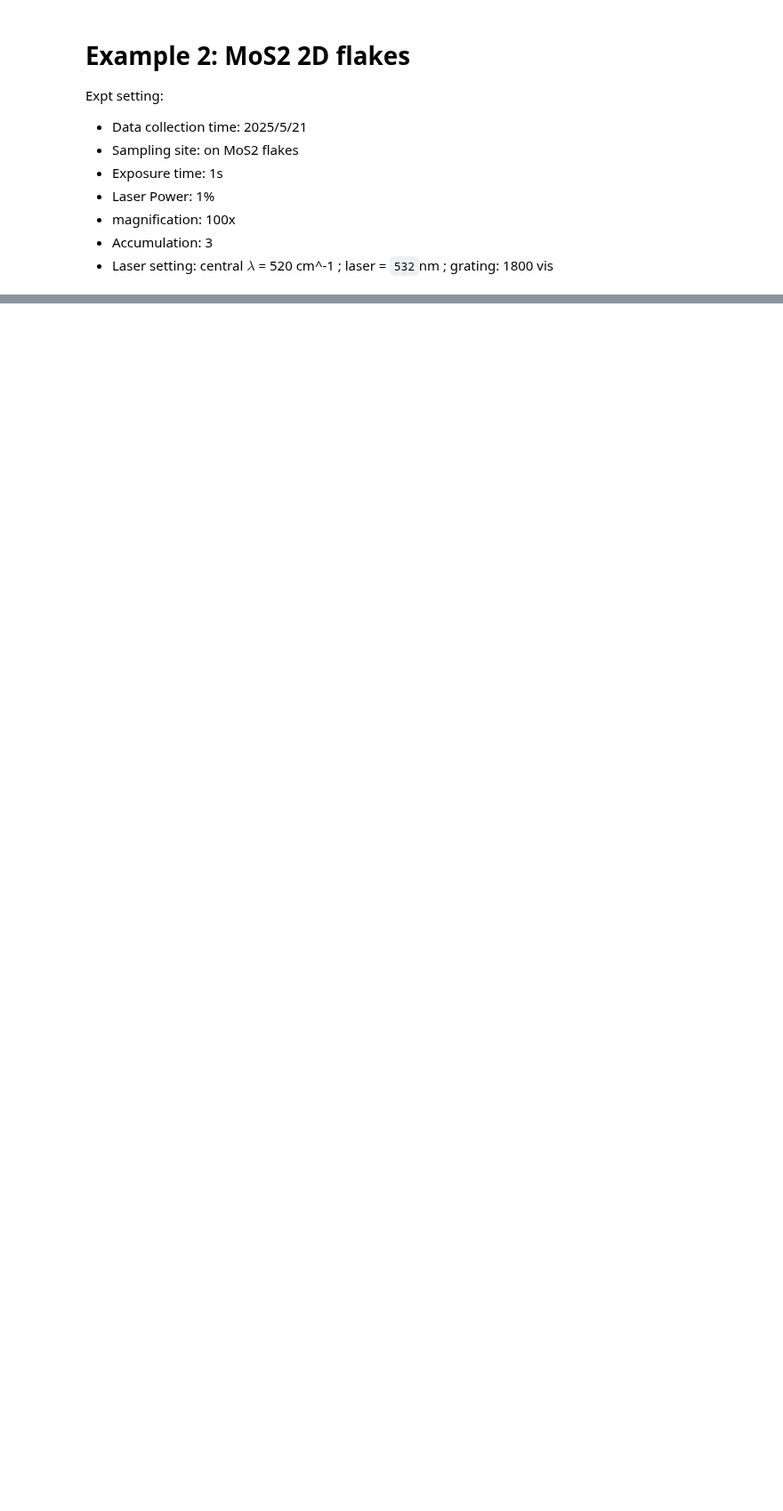
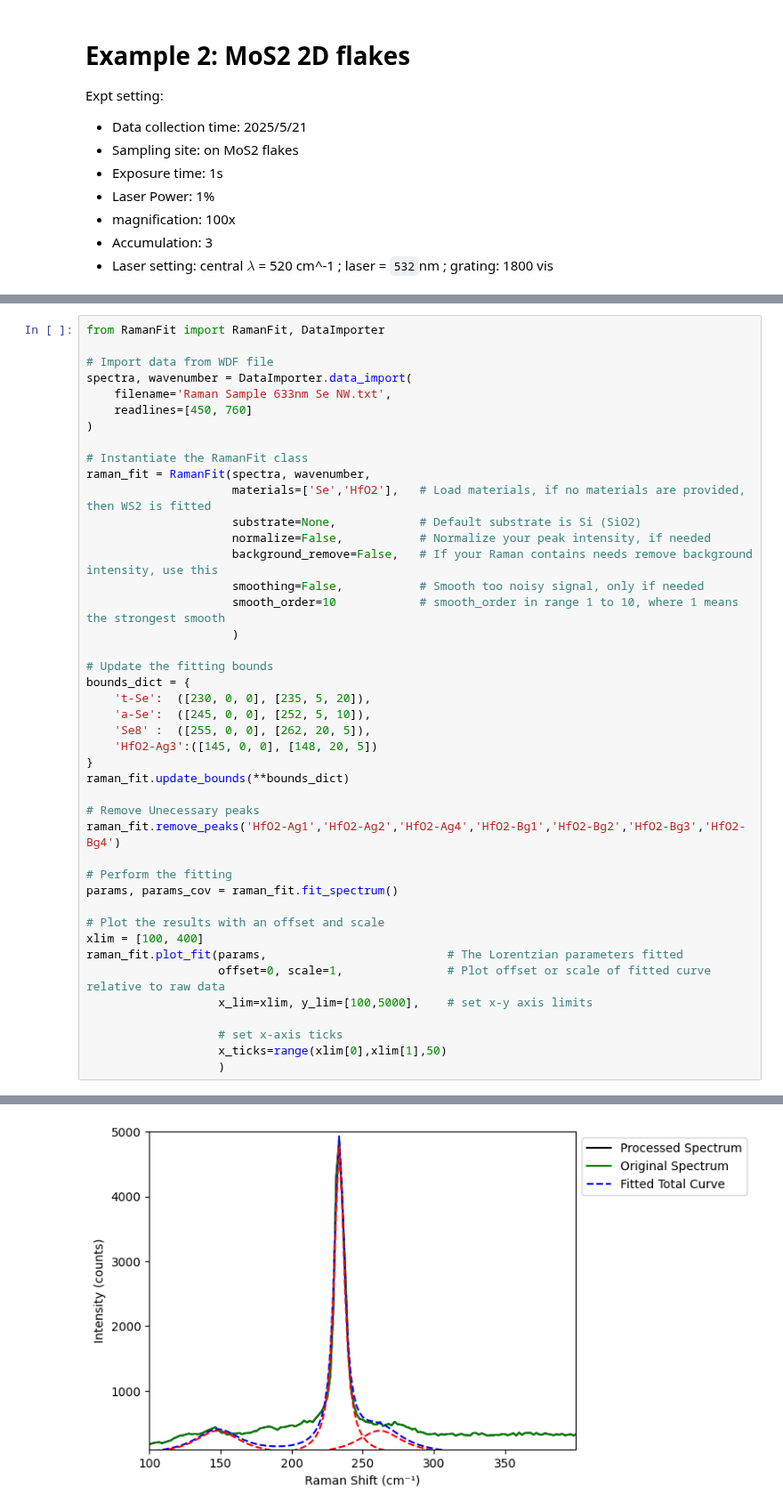
Before and after one commit to barry063/RamanPL_2D, a Jupyter notebook: example-usage/Ramanfit/Raman_component.ipynb, the cells around one changed output, grey strips where cells are left out. Shown at 89% size. Drawn from its saved outputs; the diff is of its cells as text; blank space fills up the shorter version.

```diff
--- a/example-usage/Ramanfit/Raman_component.ipynb
+++ b/example-usage/Ramanfit/Raman_component.ipynb
@@ -138,0 +147,44 @@ Normalized Residual: 0.1053 (0 = perfect fit)
+# %%
+from RamanFit import RamanFit, DataImporter
+
+# Import data from WDF file
+spectra, wavenumber = DataImporter.data_import(
+    filename='Raman Sample 633nm Se NW.txt',
+    readlines=[450, 760]
+)
+
+# Instantiate the RamanFit class
+raman_fit = RamanFit(spectra, wavenumber,
+                     materials=['Se','HfO2'],   # Load materials, if no materials are provided, then WS2 is fitted
+                     substrate=None,            # Default substrate is Si (SiO2)
+                     normalize=False,           # Normalize your peak intensity, if needed
+                     background_remove=False,   # If your Raman contains needs remove background intensity, use this
+                     smoothing=False,           # Smooth too noisy signal, only if needed
+                     smooth_order=10            # smooth_order in range 1 to 10, where 1 means the strongest smooth
+                     )
+
+# Update the fitting bounds
+bounds_dict = {
+    't-Se':  ([230, 0, 0], [235, 5, 20]),
+    'a-Se':  ([245, 0, 0], [252, 5, 10]),
+    'Se8' :  ([255, 0, 0], [262, 20, 5]),
+    'HfO2-Ag3':([145, 0, 0], [148, 20, 5])
+}
+raman_fit.update_bounds(**bounds_dict)
+
+# Remove Unecessary peaks
+raman_fit.remove_peaks('HfO2-Ag1','HfO2-Ag2','HfO2-Ag4','HfO2-Bg1','HfO2-Bg2','HfO2-Bg3','HfO2-Bg4')
+
+# Perform the fitting
+params, params_cov = raman_fit.fit_spectrum()
+
+# Plot the results with an offset and scale
+xlim = [100, 400]
+raman_fit.plot_fit(params,                          # The Lorentzian parameters fitted
+                   offset=0, scale=1,               # Plot offset or scale of fitted curve relative to raw data
+                   x_lim=xlim, y_lim=[100,5000],    # set x-y axis limits
+
+                   # set x-axis ticks
+                   x_ticks=range(xlim[0],xlim[1],50)
+                   )
+# %% [output]
@@ -138,0 +199 @@ Normalized Residual: 0.1053 (0 = perfect fit)
+[figure, added]
```
Also changed, not shown: parts of 4 cells of this notebook, 19 other files.
